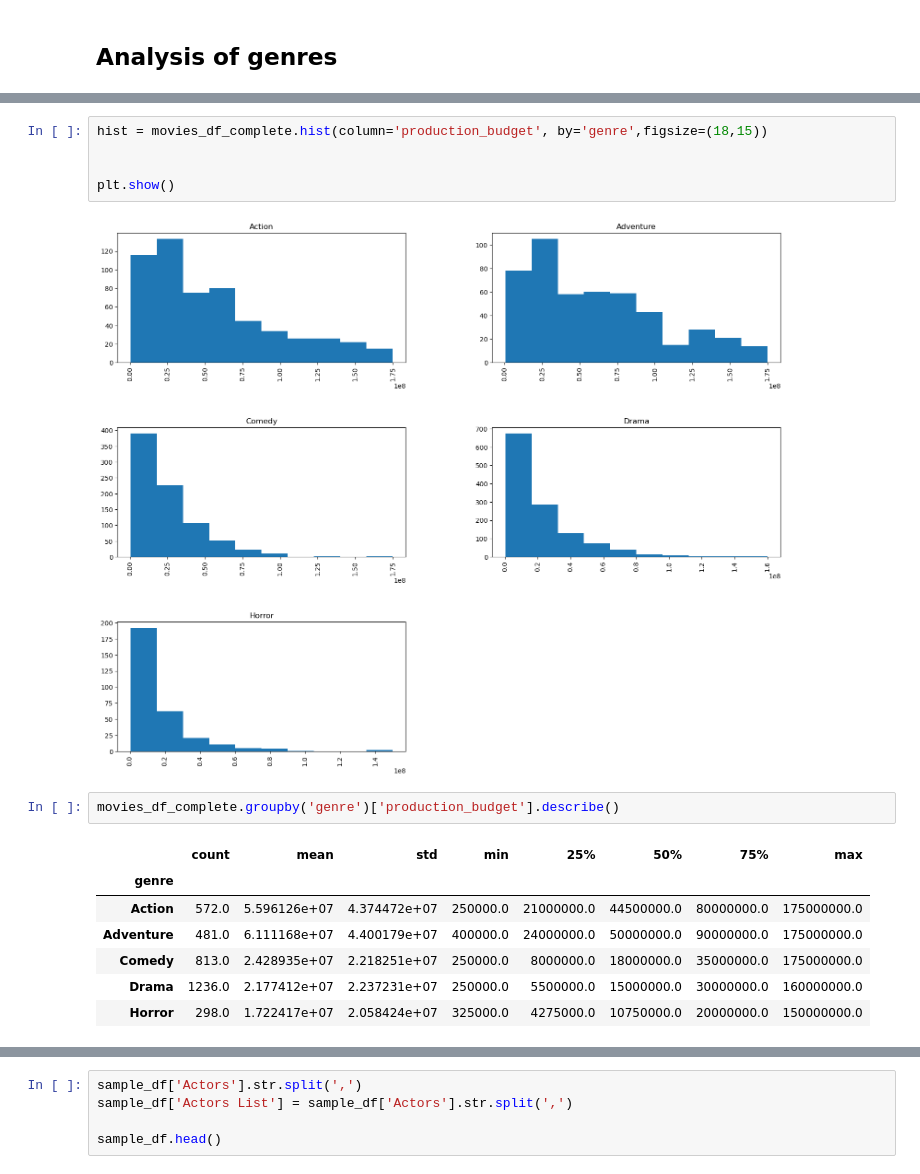
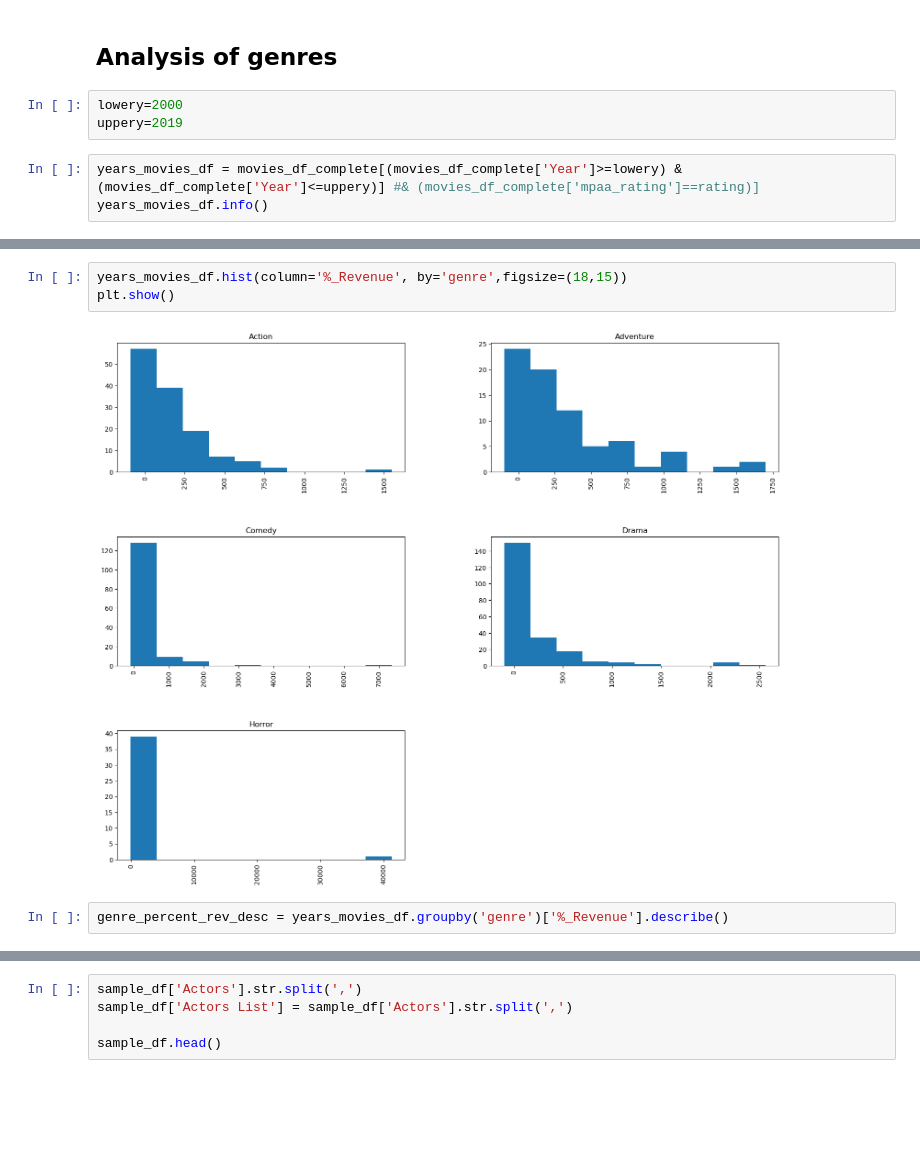
Before and after one commit to JESSIMOPIN/project-1-bootcamp, a Jupyter notebook: movies_api2.ipynb, the cells around one changed output, grey strips where cells are left out. Drawn from its saved outputs; the diff is of its cells as text; blank space fills up the shorter version.

```diff
--- a/movies_api2.ipynb
+++ b/movies_api2.ipynb
@@ -261,2 +240,8 @@ movies_df_complete.head(2)
 # %% [markdown]
 ## Analysis of genres
+# %%
+lowery=2000
+uppery=2019
+# %%
+years_movies_df = movies_df_complete[(movies_df_complete['Year']>=lowery) & (movies_df_complete['Year']<=uppery)] #& (movies_df_complete['mpaa_rating']==rating)]
+years_movies_df.info()
@@ -290,17 +380,7 @@ plt.show()
 # %%
-hist = movies_df_complete.hist(column='production_budget', by='genre',figsize=(18,15))
-
-
+years_movies_df.hist(column='%_Revenue', by='genre',figsize=(18,15))
 plt.show()
 # %% [output]
-[figure, old version]
+[figure, new version]
 # %%
-movies_df_complete.groupby('genre')['production_budget'].describe()
+genre_percent_rev_desc = years_movies_df.groupby('genre')['%_Revenue'].describe()
-# %% [output]
-|  | count | mean | std | min | 25% | 50% | 75% | max |
-| genre |  |  |  |  |  |  |  |  |
-| Action | 572.0 | 5.596126e+07 | 4.374472e+07 | 250000.0 | 21000000.0 | 44500000.0 | 80000000.0 | 175000000.0 |
-| Adventure | 481.0 | 6.111168e+07 | 4.400179e+07 | 400000.0 | 24000000.0 | 50000000.0 | 90000000.0 | 175000000.0 |
-| Comedy | 813.0 | 2.428935e+07 | 2.218251e+07 | 250000.0 | 8000000.0 | 18000000.0 | 35000000.0 | 175000000.0 |
-| Drama | 1236.0 | 2.177412e+07 | 2.237231e+07 | 250000.0 | 5500000.0 | 15000000.0 | 30000000.0 | 160000000.0 |
-| Horror | 298.0 | 1.722417e+07 | 2.058424e+07 | 325000.0 | 4275000.0 | 10750000.0 | 20000000.0 | 150000000.0 |
```
Also changed, not shown: parts of 33 cells of this notebook.
